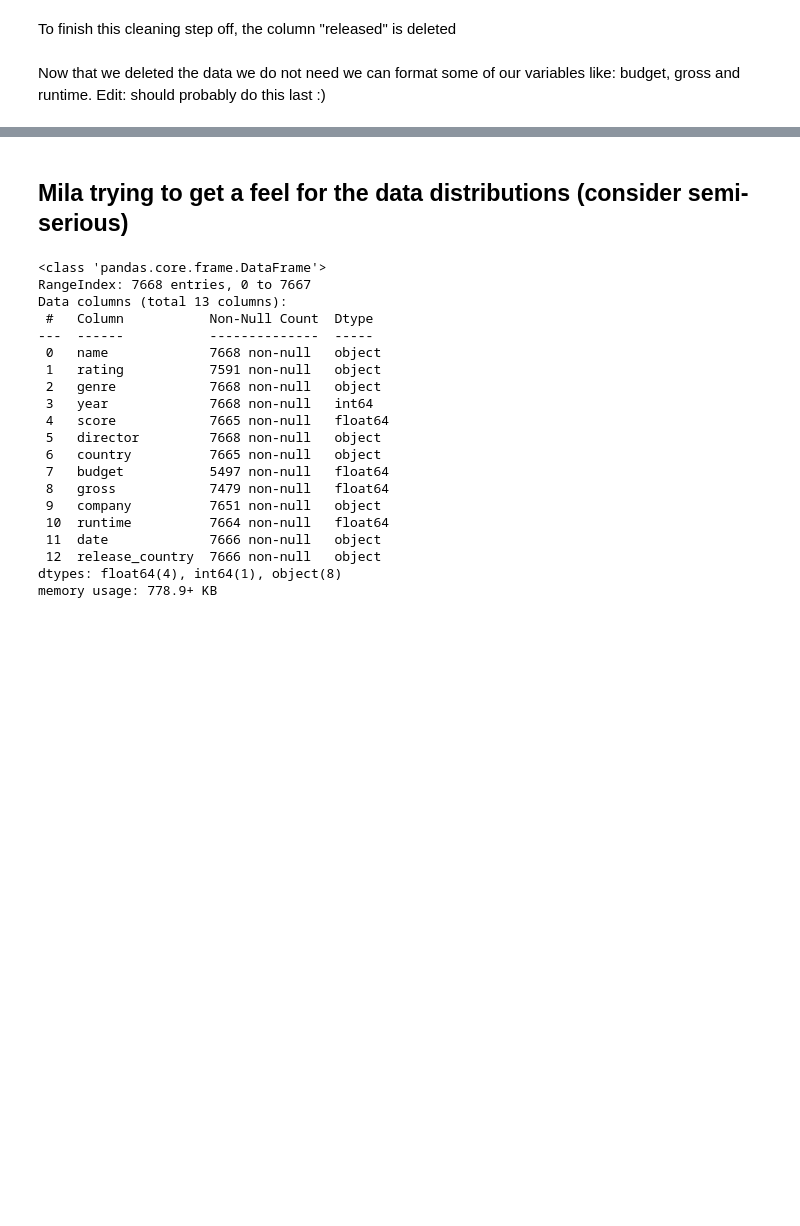
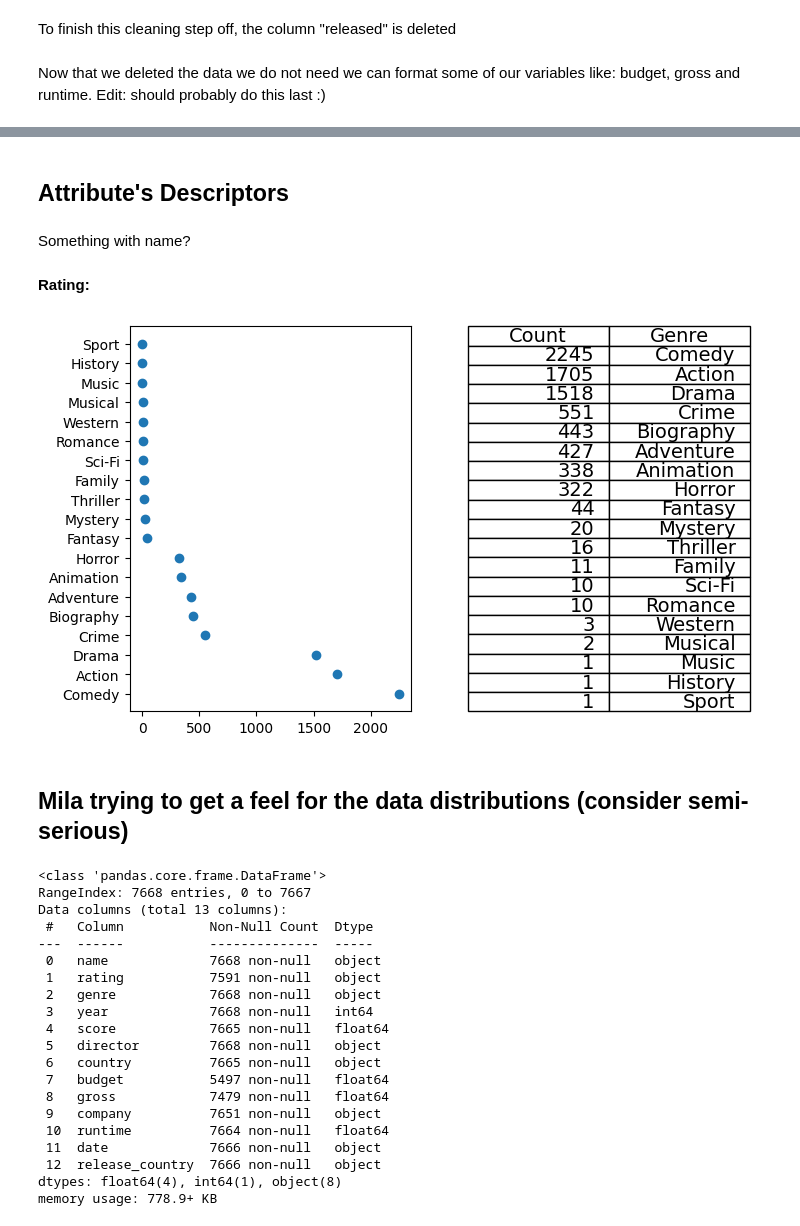
Before and after one commit to dchicasduena/COMP3400_Project, a Jupyter notebook: Project.ipynb, the cells around one changed output, grey strips where cells are left out. Drawn from its saved outputs; the diff is of its cells as text; code cells hidden in the pictures; blank space fills up the shorter version.

```diff
--- a/Project.ipynb
+++ b/Project.ipynb
@@ -92,3 +92,7 @@ movies.head(10)
 | 7 | Raging Bull | R | Biography | 1980 | 8.2 | Martin Scorsese | United States | 18000000.0 | 23402427.0 | Chartoff-Winkler Productions | 129.0 | ... |
 | 8 | Superman II | PG | Action | 1980 | 6.8 | Richard Lester | United States | 54000000.0 | 108185706.0 | Dovemead Films | 127.0 | ... |
 | 9 | The Long Riders | R | Biography | 1980 | 7.0 | Walter Hill | United States | 10000000.0 | 15795189.0 | United Artists | 100.0 | ... |
+# %% [markdown]
+## Attribute's Descriptors
+# %% [markdown]
+Something with name?
@@ -95,3 +101,26 @@ movies.head(10)
+# %% [markdown]
+**Rating:**
+# %%
+#ratingsPlot = movies['genre'].value_counts().plot.bar()
+#movies['genre'].value_counts()
+GenreDF = pd.DataFrame()
+GenreDF['Count'] = movies['genre'].value_counts()
+GenreDF['Genre'] = movies['genre'].value_counts().index.tolist()
+
+fig = plt.figure(figsize=(8,5))
+
+ax1 = fig.add_subplot(121)
+ax1.scatter(y=GenreDF['Genre'],x=GenreDF['Count'])
+
+ax2 = fig.add_subplot(122)
+font_size=14
+bbox=[0, 0, 1, 1]
+ax2.axis('off')
+mpl_table = ax2.table(cellText = GenreDF.values, bbox=bbox, colLabels=GenreDF.columns)
+mpl_table.auto_set_font_size(False)
+mpl_table.set_fontsize(font_size)
+# %% [output]
+[figure, added]
 # %% [markdown]
 ## Mila trying to get a feel for the data distributions (consider semi-serious)
 # %%
```
Also changed, not shown: parts of 8 cells of this notebook.
